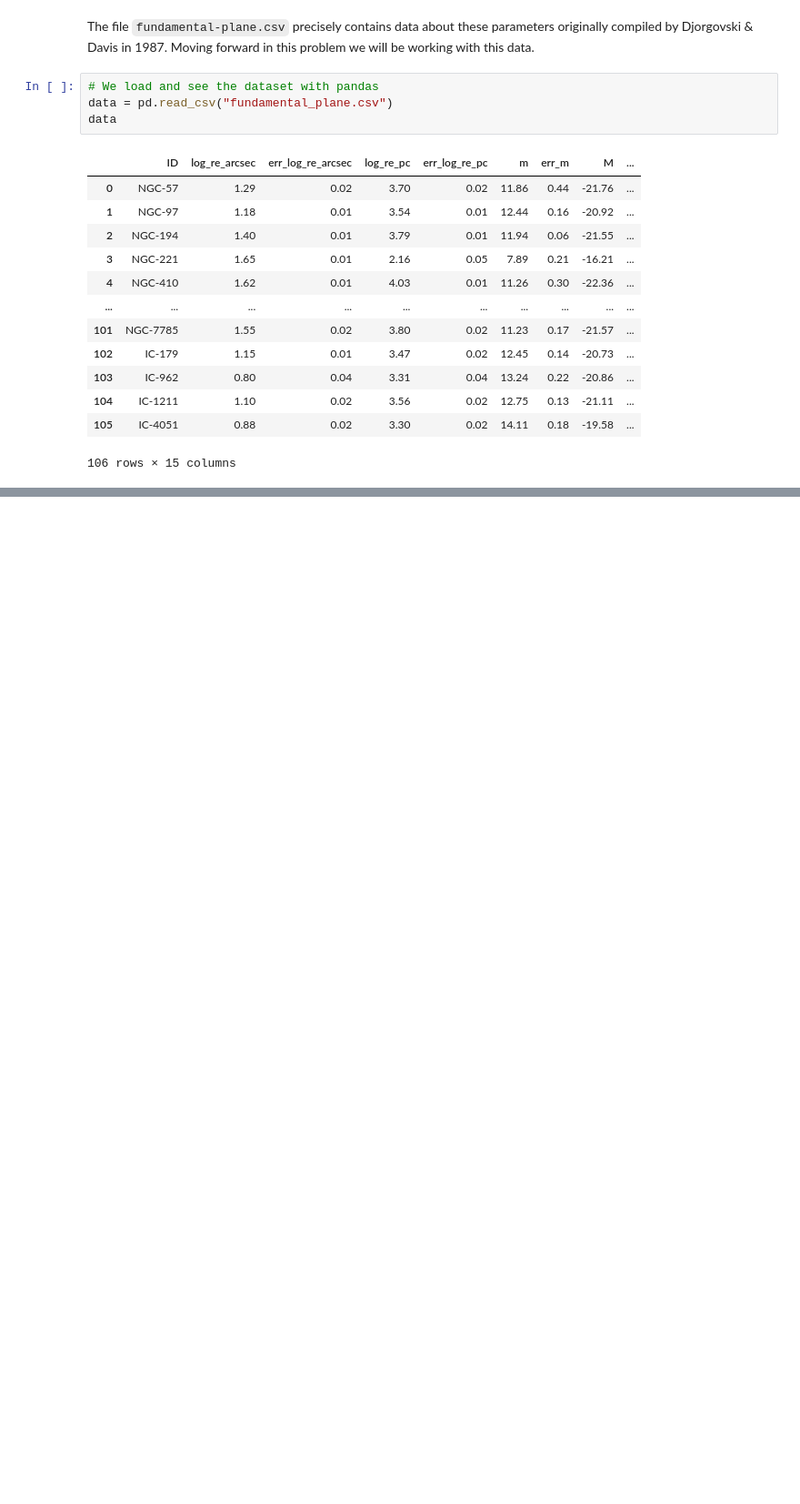
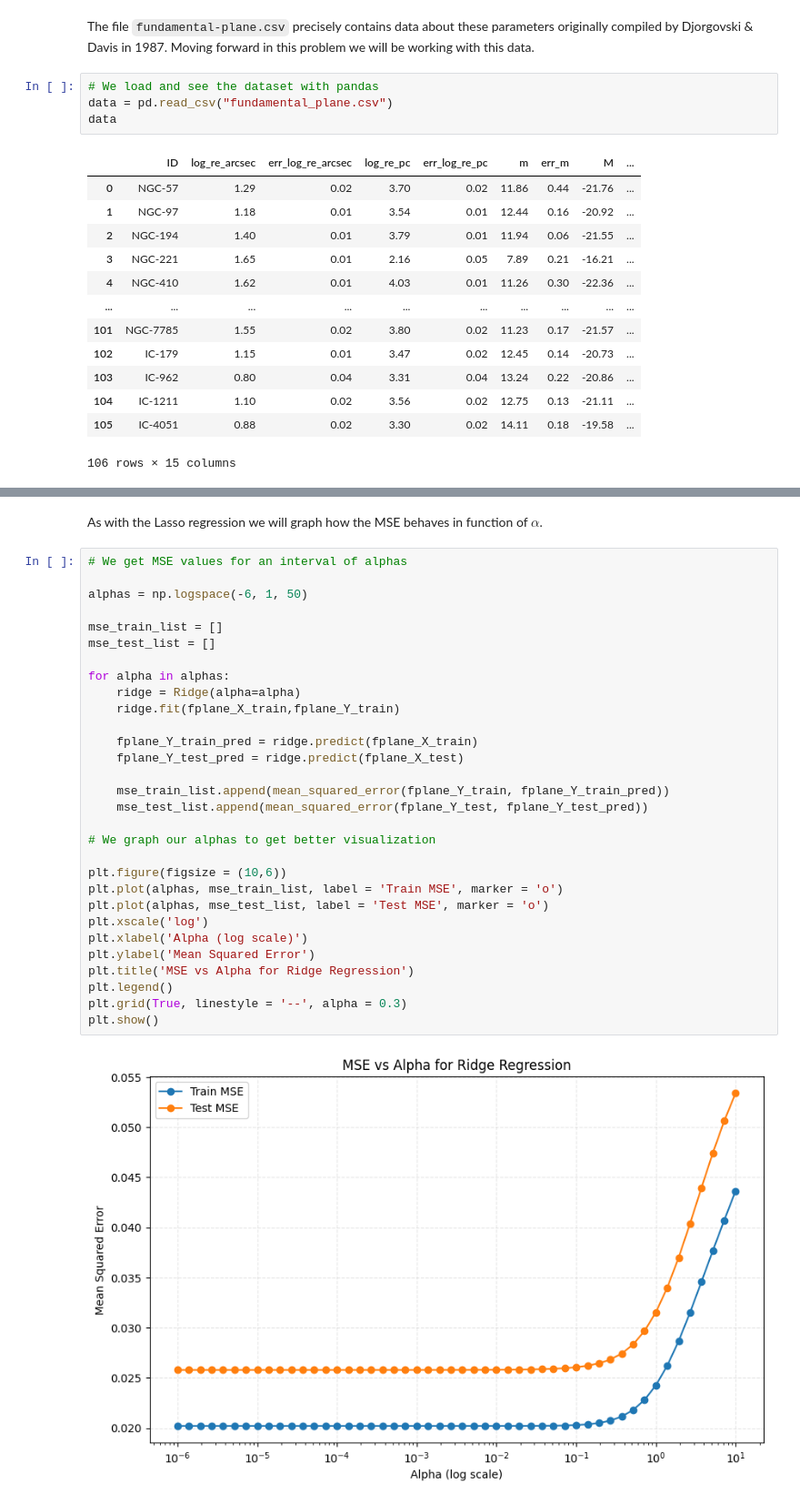
Before and after one commit to conichito/AS4501, a Jupyter notebook: Homework 1/Tarea-1.ipynb, the cells around one changed output, grey strips where cells are left out. Shown at 91% size. Cells and saved outputs as stored; diff of their text form; blank space fills up the shorter version.

```diff
--- a/Homework 1/Tarea-1.ipynb
+++ b/Homework 1/Tarea-1.ipynb
@@ -76,0 +283,34 @@ AAAAAAAAAAAAAAA
+# %% [markdown]
+As with the Lasso regression we will graph how the MSE behaves in function of $\alpha$.
+# %%
+# We get MSE values for an interval of alphas
+
+alphas = np.logspace(-6, 1, 50)
+
+mse_train_list = []
+mse_test_list = []
+
+for alpha in alphas:
+    ridge = Ridge(alpha=alpha)
+    ridge.fit(fplane_X_train,fplane_Y_train)
+
+    fplane_Y_train_pred = ridge.predict(fplane_X_train)
+    fplane_Y_test_pred = ridge.predict(fplane_X_test)
+
+    mse_train_list.append(mean_squared_error(fplane_Y_train, fplane_Y_train_pred))
+    mse_test_list.append(mean_squared_error(fplane_Y_test, fplane_Y_test_pred))
+
+# We graph our alphas to get better visualization
+
+plt.figure(figsize = (10,6))
+plt.plot(alphas, mse_train_list, label = 'Train MSE', marker = 'o')
+plt.plot(alphas, mse_test_list, label = 'Test MSE', marker = 'o')
+plt.xscale('log')
+plt.xlabel('Alpha (log scale)')
+plt.ylabel('Mean Squared Error')
+plt.title('MSE vs Alpha for Ridge Regression')
+plt.legend()
+plt.grid(True, linestyle = '--', alpha = 0.3)
+plt.show()
+# %% [output]
+[figure, added]
```
Also changed, not shown: parts of 24 cells of this notebook.
